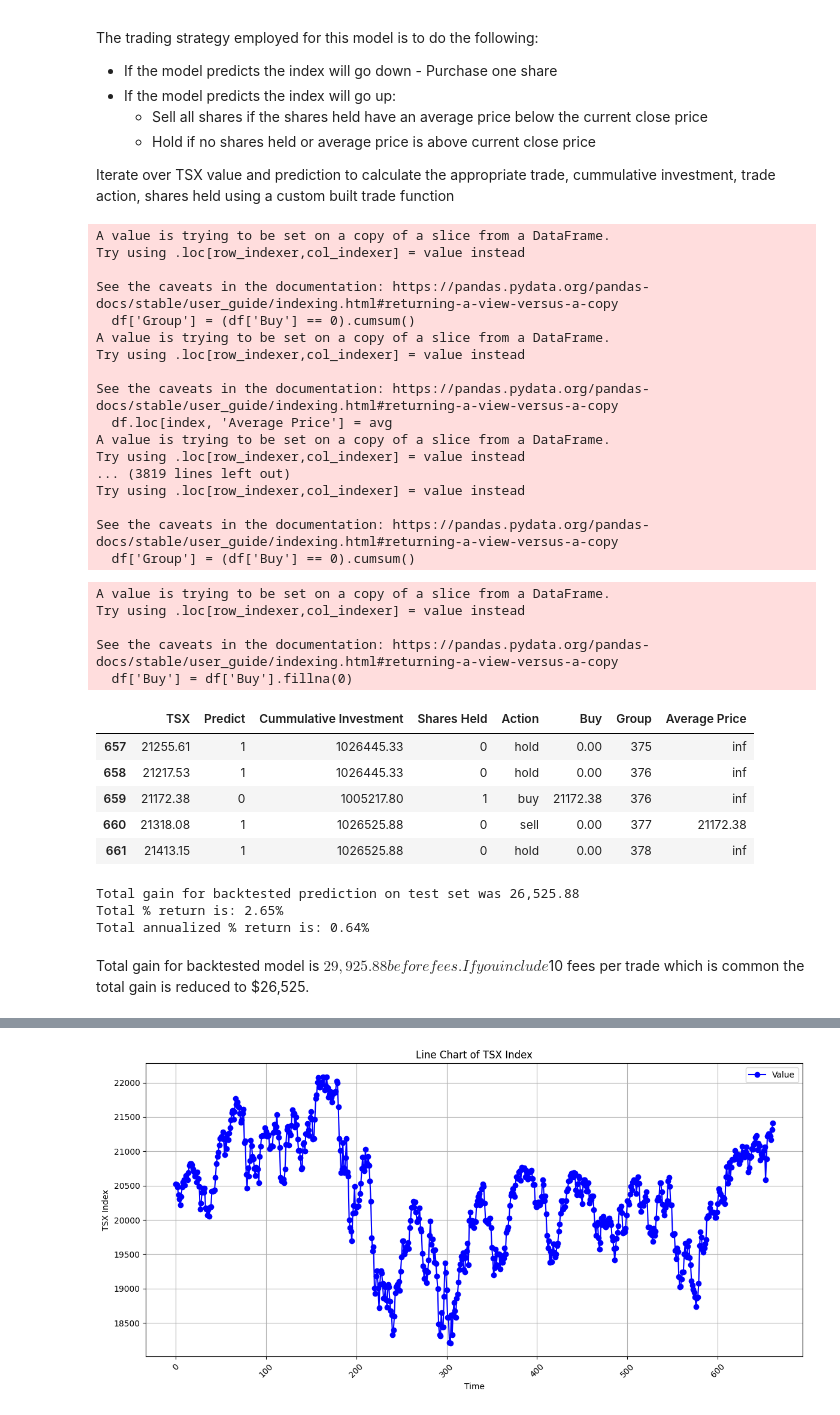
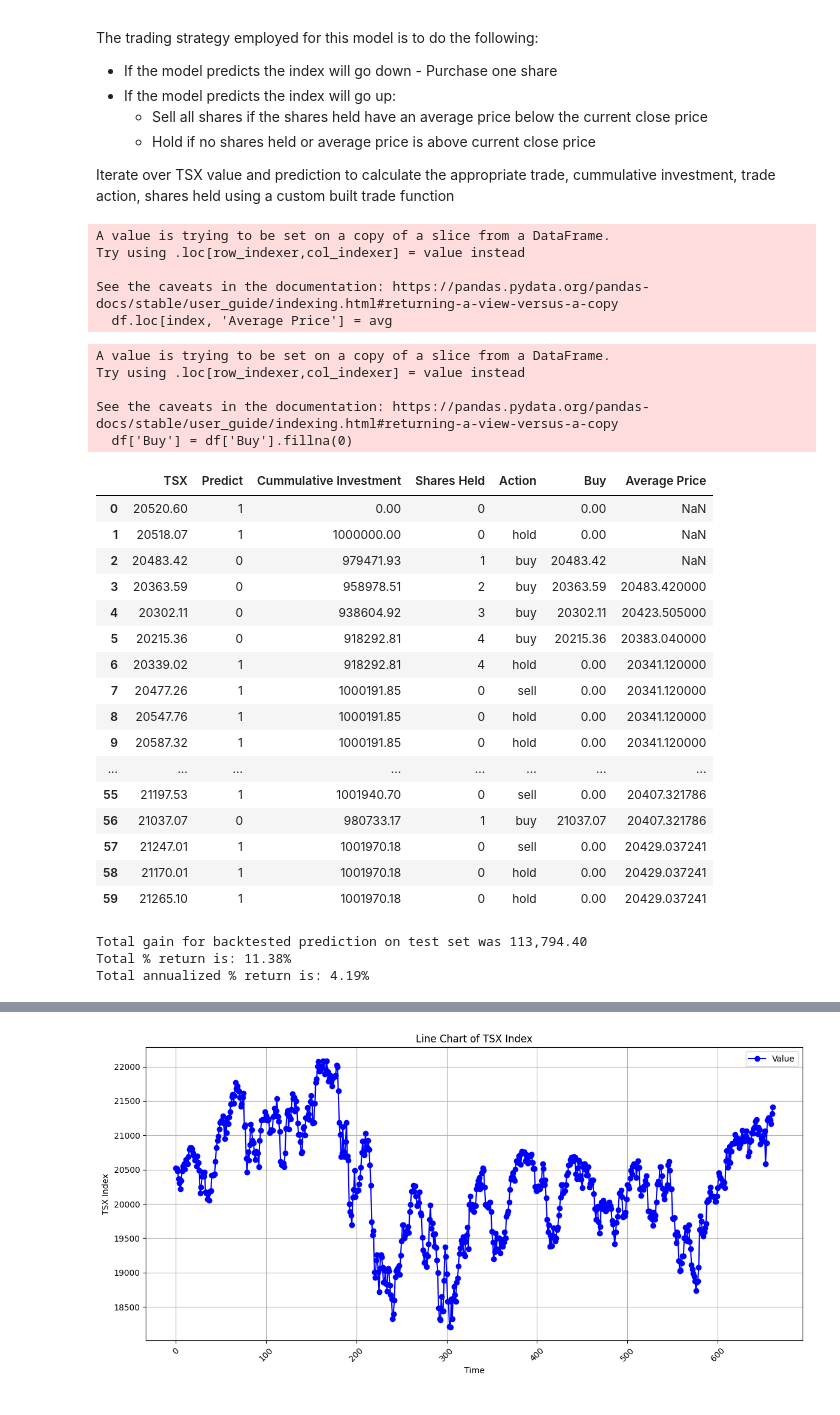
Before and after one commit to kennethpwall1/LHL-Final-Final-Project-Stock-Price-Prediction, a Jupyter notebook: notebooks/5 - back_testingXGB.ipynb, the cells around one changed output, grey strips where cells are left out. Drawn from its saved outputs; the diff is of its cells as text; code cells hidden in the pictures.

Commit message:
updated readme, eda, model, backtest, functions

```diff
--- a/notebooks/5 - back_testingXGB.ipynb
+++ b/notebooks/5 - back_testingXGB.ipynb
@@ -48,6 +48,7 @@ See the caveats in the documentation: https://pandas.pydata.org/pandas-docs/stab
 # $1,000,000
 investment = 1000000
 shares = 0
+expected_return = 0 # 5% expected return on investments
 
 # Initialize columns
 df['Cummulative Investment'] = 0
@@ -93,7 +94,7 @@ See the caveats in the documentation: https://pandas.pydata.org/pandas-docs/stab
 for index, row in df.iterrows():
     if index > 0:  # Ensure there is a prior row
         open = df.loc[index - 1, 'TSX']
-        investment, shares, action, avg = trade(open, row['TSX'], index - 1, df, shares, investment, row['Predict'])
+        investment, shares, action, avg = trade(open, row['TSX'], index, df, shares, investment, row['Predict'], expected_return)
         df.loc[index, 'Cummulative Investment'] = investment
         df.loc[index, 'Shares Held'] = shares
         df.loc[index, 'Action'] = action
@@ -101,23 +102,11 @@ for index, row in df.iterrows():
         if action == 'buy':
             df.loc[index, 'Buy'] = row['TSX']
 # %% [output]
-A value is trying to be set on a copy of a slice from a DataFrame.
-Try using .loc[row_indexer,col_indexer] = value instead
-
-See the caveats in the documentation: https://pandas.pydata.org/pandas-docs/stable/user_guide/indexing.html#returning-a-view-versus-a-copy
-  df['Group'] = (df['Buy'] == 0).cumsum()
 A value is trying to be set on a copy of a slice from a DataFrame.
 Try using .loc[row_indexer,col_indexer] = value instead
 
 See the caveats in the documentation: https://pandas.pydata.org/pandas-docs/stable/user_guide/indexing.html#returning-a-view-versus-a-copy
   df.loc[index, 'Average Price'] = avg
-A value is trying to be set on a copy of a slice from a DataFrame.
-Try using .loc[row_indexer,col_indexer] = value instead
-... (3819 lines left out)
-Try using .loc[row_indexer,col_indexer] = value instead
-
-See the caveats in the documentation: https://pandas.pydata.org/pandas-docs/stable/user_guide/indexing.html#returning-a-view-versus-a-copy
-  df['Group'] = (df['Buy'] == 0).cumsum()
 # %%
 df['Buy'] = df['Buy'].fillna(0)
 # %% [output]
@@ -127,31 +116,41 @@ Try using .loc[row_indexer,col_indexer] = value instead
 See the caveats in the documentation: https://pandas.pydata.org/pandas-docs/stable/user_guide/indexing.html#returning-a-view-versus-a-copy
   df['Buy'] = df['Buy'].fillna(0)
 # %%
-df.tail() # ensure that the trade function is calclating everything correctly. All Good!!
+df.head(60) # ensure that the trade function is calclating everything correctly. All Good!!
 # %% [output]
-|  | TSX | Predict | Cummulative Investment | Shares Held | Action | Buy | Group | Average Price |
-| 657 | 21255.61 | 1 | 1026445.33 | 0 | hold | 0.00 | 375 | inf |
-| 658 | 21217.53 | 1 | 1026445.33 | 0 | hold | 0.00 | 376 | inf |
-| 659 | 21172.38 | 0 | 1005217.80 | 1 | buy | 21172.38 | 376 | inf |
-| 660 | 21318.08 | 1 | 1026525.88 | 0 | sell | 0.00 | 377 | 21172.38 |
-| 661 | 21413.15 | 1 | 1026525.88 | 0 | hold | 0.00 | 378 | inf |
+|  | TSX | Predict | Cummulative Investment | Shares Held | Action | Buy | Average Price |
+| 0 | 20520.60 | 1 | 0.00 | 0 |  | 0.00 | NaN |
+| 1 | 20518.07 | 1 | 1000000.00 | 0 | hold | 0.00 | NaN |
+| 2 | 20483.42 | 0 | 979471.93 | 1 | buy | 20483.42 | NaN |
+| 3 | 20363.59 | 0 | 958978.51 | 2 | buy | 20363.59 | 20483.420000 |
+| 4 | 20302.11 | 0 | 938604.92 | 3 | buy | 20302.11 | 20423.505000 |
+| 5 | 20215.36 | 0 | 918292.81 | 4 | buy | 20215.36 | 20383.040000 |
+| 6 | 20339.02 | 1 | 918292.81 | 4 | hold | 0.00 | 20341.120000 |
+| 7 | 20477.26 | 1 | 1000191.85 | 0 | sell | 0.00 | 20341.120000 |
+| 8 | 20547.76 | 1 | 1000191.85 | 0 | hold | 0.00 | 20341.120000 |
+| 9 | 20587.32 | 1 | 1000191.85 | 0 | hold | 0.00 | 20341.120000 |
+| ... | ... | ... | ... | ... | ... | ... | ... |
+| 55 | 21197.53 | 1 | 1001940.70 | 0 | sell | 0.00 | 20407.321786 |
+| 56 | 21037.07 | 0 | 980733.17 | 1 | buy | 21037.07 | 20407.321786 |
+| 57 | 21247.01 | 1 | 1001970.18 | 0 | sell | 0.00 | 20429.037241 |
+| 58 | 21170.01 | 1 | 1001970.18 | 0 | hold | 0.00 | 20429.037241 |
+| 59 | 21265.10 | 1 | 1001970.18 | 0 | hold | 0.00 | 20429.037241 |
 # %%
 num_trading_days = 252
 num_days_test_set = df.shape[0]
+initial_investment = 1000000
 
-total_return = df['Cummulative Investment'].iloc[-1] - 1000000
+total_return = df['Cummulative Investment'].iloc[-1] - initial_investment
 final_position = df['Shares Held'].iloc[-1] * df['TSX'].iloc[-1]
 
 total_return = total_return + final_position
-total_per_return = total_return / 1000000 * 100
-annualized_per_return = (1 + total_per_return) ** (num_trading_days / num_days_test_set) - 1
+total_per_return = total_return / initial_investment * 100
+annualized_per_return = ((1 + total_per_return/100) ** (num_trading_days / num_days_test_set) - 1)*100
 
 print(f'Total gain for backtested prediction on test set was {total_return:,.2f}')
 print(f"Total % return is: {(total_per_return):.2f}%")
 print(f"Total annualized % return is: {(annualized_per_return):.2f}%")
 # %% [output]
-Total gain for backtested prediction on test set was 26,525.88
-Total % return is: 2.65%
-Total annualized % return is: 0.64%
+Total gain for backtested prediction on test set was 113,794.40
+Total % return is: 11.38%
+Total annualized % return is: 4.19%
-# %% [markdown]
-Total gain for backtested model is $29,925.88 before fees. If you include $10 fees per trade which is common the total gain is reduced to $26,525.
```
Also changed, not shown: parts of 2 cells of this notebook, 8 other files.
